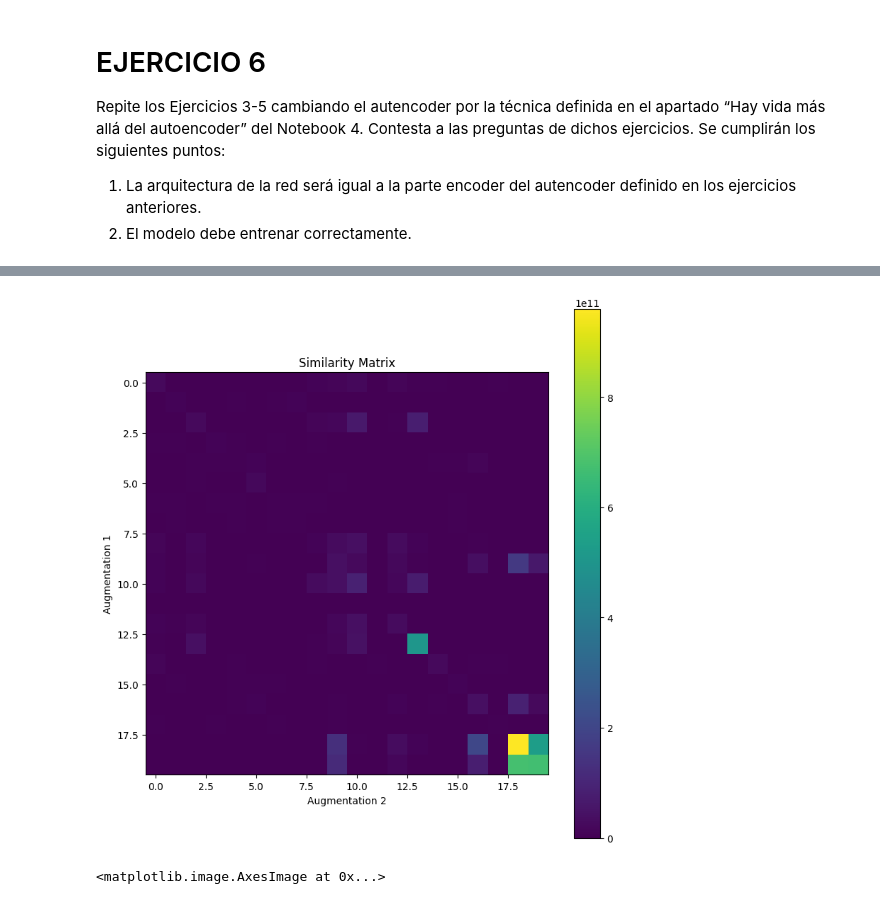
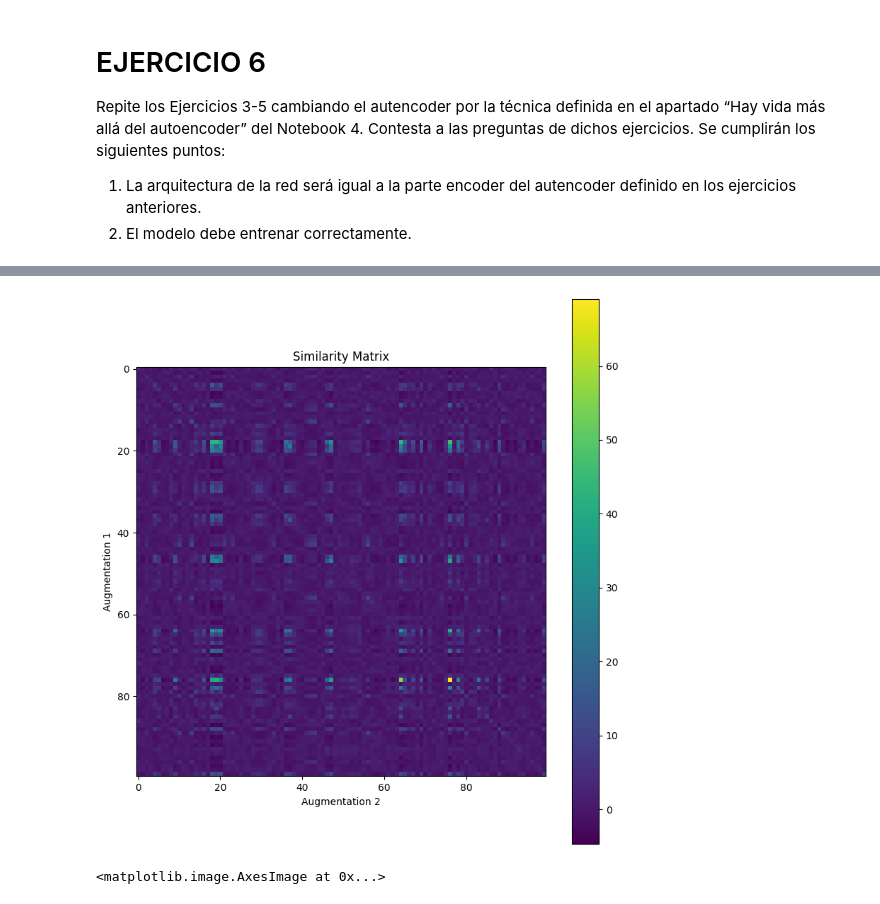
Before and after one commit to PepeRoConde/3year2sem, a Jupyter notebook: maai/p2/main_romero.ipynb, the cells around one changed output, grey strips where cells are left out. Saved outputs shown, nothing was run; the diff lists cells and outputs as text; code cells hidden in the pictures.

```diff
--- a/maai/p2/main_romero.ipynb
+++ b/maai/p2/main_romero.ipynb
@@ -224,12 +209,12 @@ from Utils import DatasetProcess
 unlabeled_train, x_train, y_train, x_test, y_test, one_hot_train, one_hot_test = DatasetProcess.alt()
 # %%
 cModel = ContrastiveModel(unlabeled_train[0].shape,
-                          learning_rate=0.05,
-                          lambda_param=10,
-                          l2_lambda=0.0)
+                          learning_rate=0.005,
+                          lambda_param=100,
+                          l2_lambda=0.05)
 cModel.train(unlabeled_train,
-             epochs=10,
+             epochs=20,
              batch_size=512,
-             temperature=0.5)
+             temperature=0.9)
 cModel.plot_training_history()
 # %% [output]
@@ -245,12 +248,12 @@ Epoch 3/10, Total Loss: 5.5058, Contrastive Loss: 5.5058, Clustering Loss: 0.000
 n_samples = 100
 test_samples = x_test[:n_samples].reshape(n_samples,32,32,3)
 # %%
-n_samples = 20
+n_samples = 100
 test_samples = x_test[:n_samples].reshape(n_samples,32,32,3)
 
 cModel.plot_similarity_matrix(test_samples, n_samples=n_samples);
 # %% [output]
-[figure, old version]
+[figure, new version]
 # %%
 im = x_test[0]
 imDA1 = cModel.data_augmentation_1(im.reshape(1,32,32,3))
```
Also changed, not shown: parts of 4 cells of this notebook, 3 other files.
